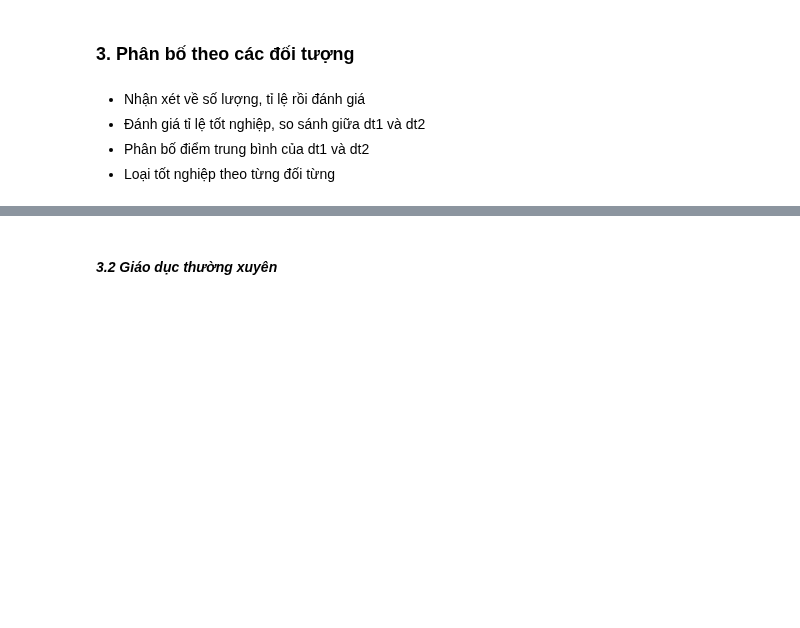
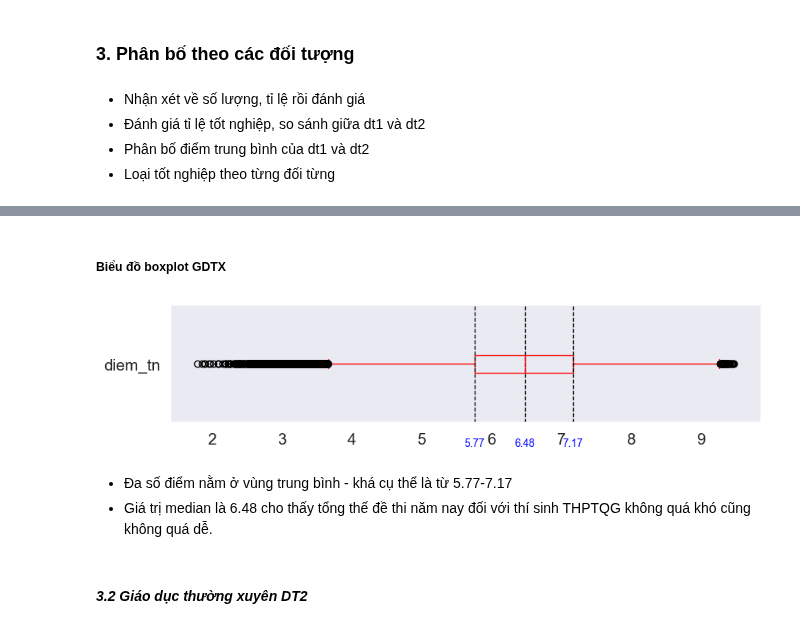
Before and after one commit to ntp-shin/Introduction_to_Data_Science, a Jupyter notebook: 1_Distribution.ipynb, the cells around one changed output, grey strips where cells are left out. Drawn from its saved outputs; the diff is of its cells as text; code cells hidden in the pictures; blank space fills up the shorter version.

```diff
--- a/1_Distribution.ipynb
+++ b/1_Distribution.ipynb
@@ -164,2 +263,18 @@ df_dt4 = ...
+# %% [markdown]
+##### Biểu đồ boxplot GDTX
+# %%
+THPTQG = df_dt1['diem_tn']
+arr_value = [THPTQG.quantile(0.25), THPTQG.quantile(0.5), THPTQG.quantile(0.75)]
+boxplot = df_dt1.boxplot(column='diem_tn', return_type='axes',
+                     grid=False, vert=False, figsize=(10, 2), fontsize=15, color='red')
+for i in arr_value:
+    plt.text(i - 0.15, 0.3, str(round(i,2)), fontsize=10, color='blue')
+    plt.axvline(i, color='black', linestyle='--', linewidth=1)
+plt.show()
+# %% [output]
+[figure, added]
+# %% [markdown]
+- Đa số điểm nằm ở vùng trung bình - khá cụ thể là từ 5.77-7.17
+- Giá trị median là 6.48 cho thấy tổng thế đề thi năm nay đối với thí sinh THPTQG không quá khó cũng không quá dễ.
 # %% [markdown]
-#### *3.2 Giáo dục thường xuyên*
+#### *3.2 Giáo dục thường xuyên DT2*
```
Also changed, not shown: parts of 44 cells of this notebook, 1 other file.
